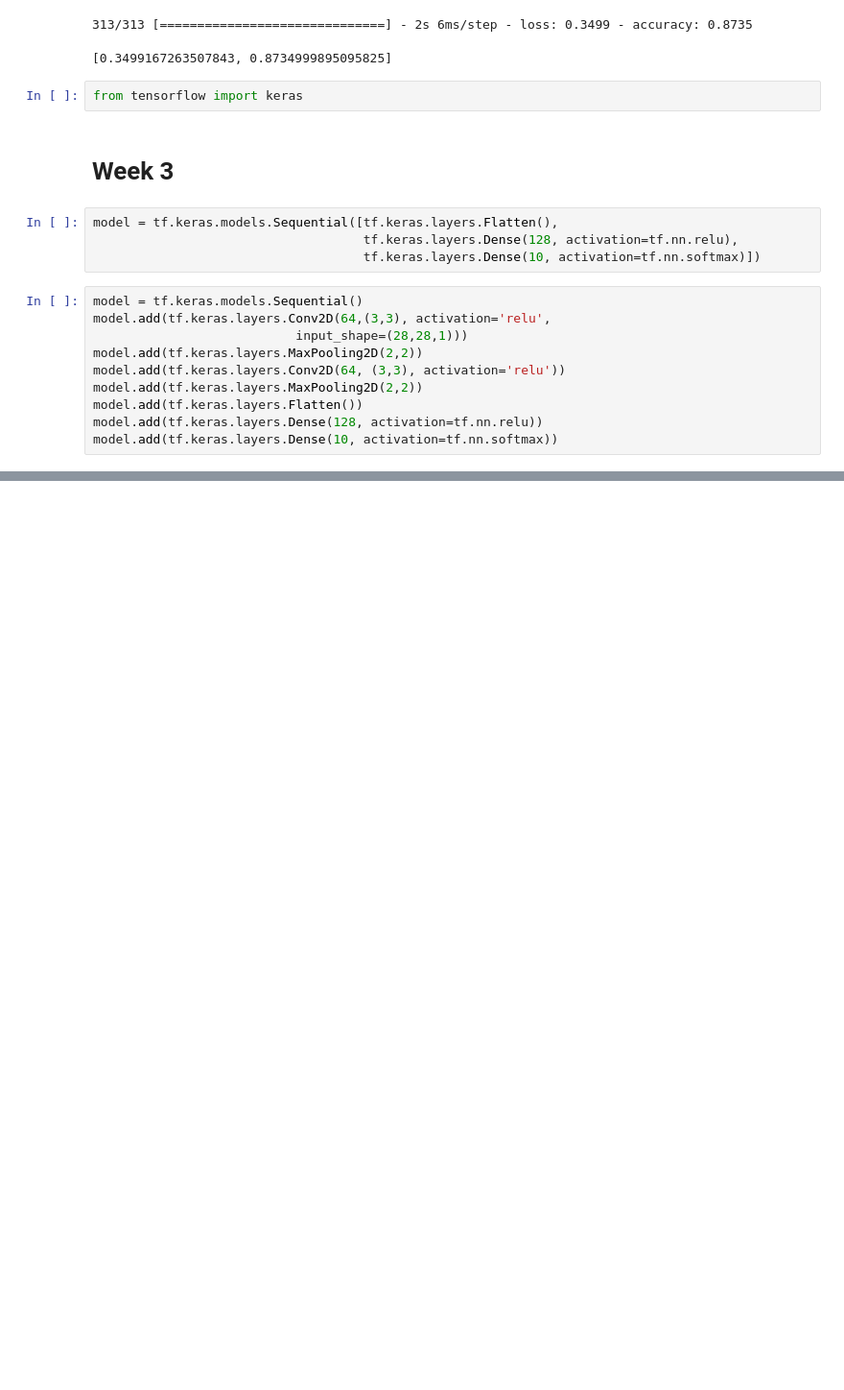
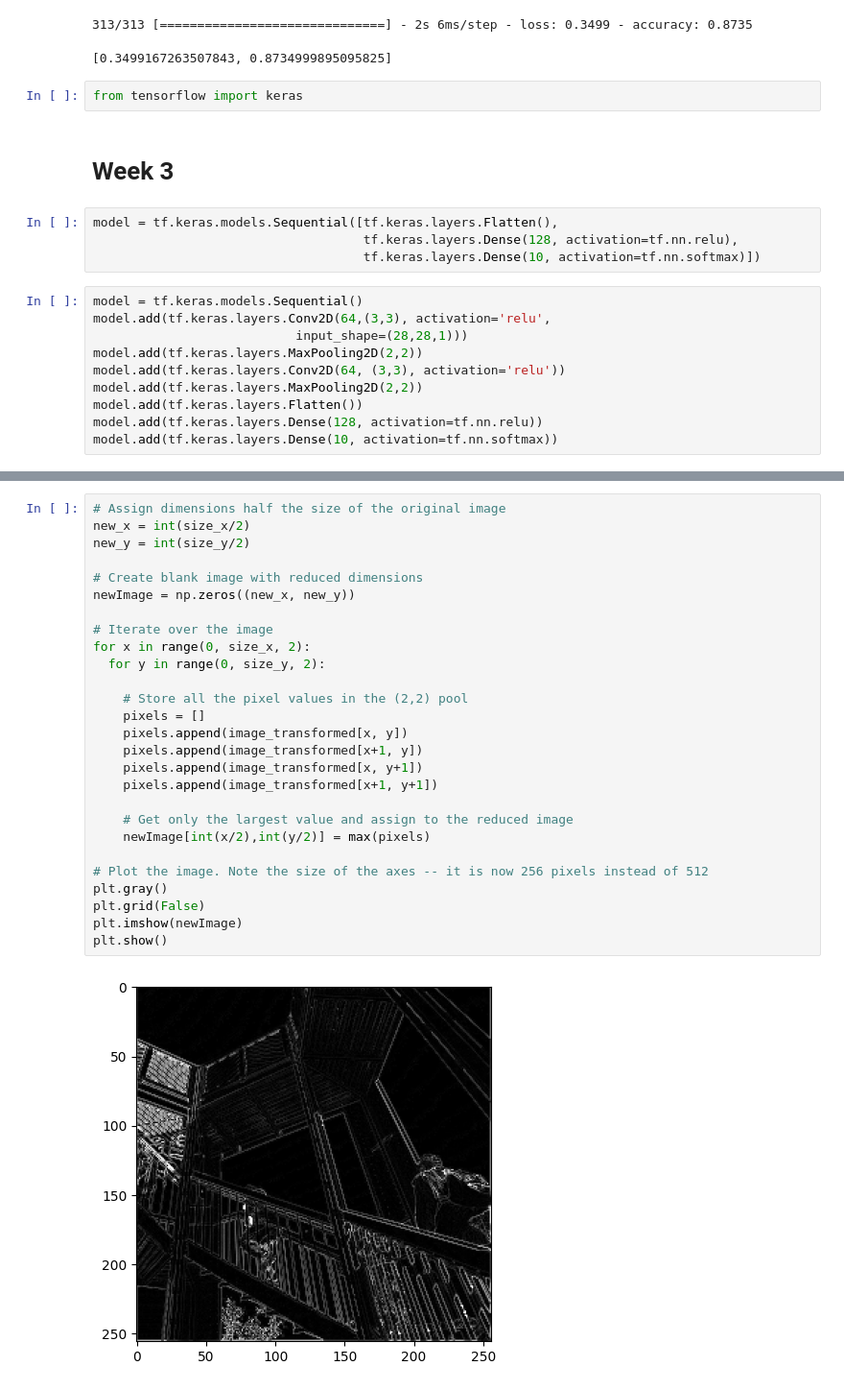
Before and after one commit to samp3209/courseraprojects, a Jupyter notebook: intrototensorflow.ipynb, the cells around one changed output, grey strips where cells are left out. Shown: that part at 96% size. Saved outputs shown, nothing was run; the diff lists cells and outputs as text; blank space fills up the shorter version.

```diff
--- a/intrototensorflow.ipynb
+++ b/intrototensorflow.ipynb
@@ -188,0 +393,29 @@ model.add(tf.keras.layers.Dense(10, activation=tf.nn.softmax))
+# %%
+# Assign dimensions half the size of the original image
+new_x = int(size_x/2)
+new_y = int(size_y/2)
+
+# Create blank image with reduced dimensions
+newImage = np.zeros((new_x, new_y))
+
+# Iterate over the image
+for x in range(0, size_x, 2):
+  for y in range(0, size_y, 2):
+
+    # Store all the pixel values in the (2,2) pool
+    pixels = []
+    pixels.append(image_transformed[x, y])
+    pixels.append(image_transformed[x+1, y])
+    pixels.append(image_transformed[x, y+1])
+    pixels.append(image_transformed[x+1, y+1])
+
+    # Get only the largest value and assign to the reduced image
+    newImage[int(x/2),int(y/2)] = max(pixels)
+
+# Plot the image. Note the size of the axes -- it is now 256 pixels instead of 512
+plt.gray()
+plt.grid(False)
+plt.imshow(newImage)
+plt.show()
+# %% [output]
+[figure, added]
```
Also changed, not shown: parts of 13 cells of this notebook.
